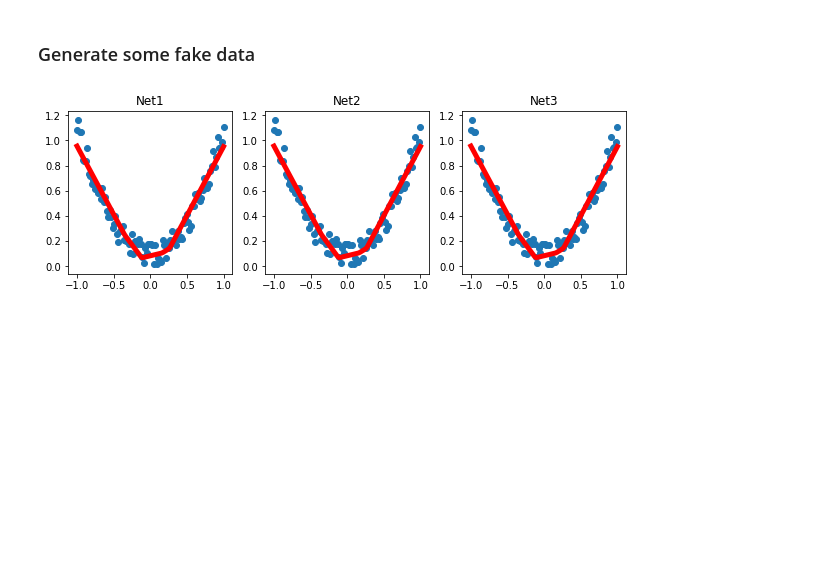
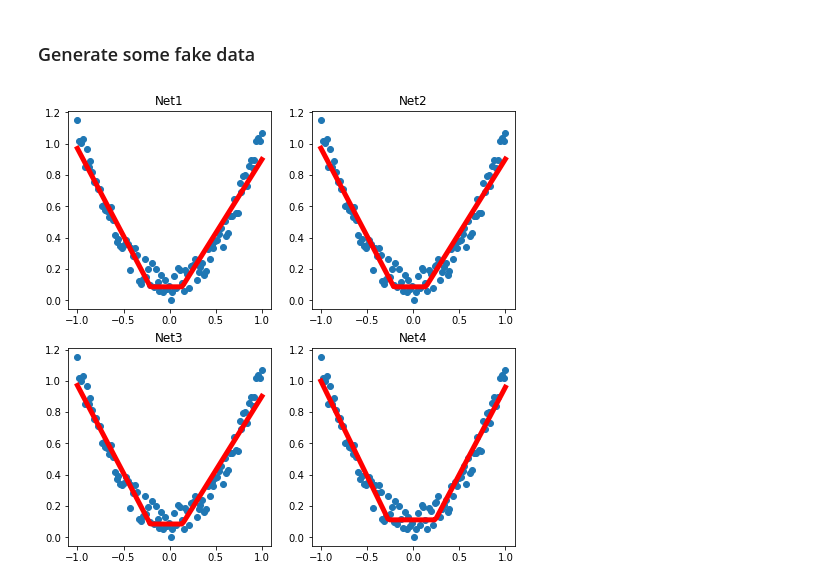
Before and after one commit to MorvanZhou/PyTorch-Tutorial, a Jupyter notebook: tutorial-contents-notebooks/304_save_reload.ipynb, the cells around one changed output. Saved outputs shown, nothing was run; the diff lists cells and outputs as text; code cells hidden in the pictures; blank space fills up the shorter version.

```diff
--- a/tutorial-contents-notebooks/304_save_reload.ipynb
+++ b/tutorial-contents-notebooks/304_save_reload.ipynb
@@ -58,7 +68,7 @@ def restore_net():
     prediction = net2(x)
 
     # plot result
-    plt.subplot(132)
+    plt.subplot(222)
     plt.title('Net2')
     plt.scatter(x.data.numpy(), y.data.numpy())
     plt.plot(x.data.numpy(), prediction.data.numpy(), 'r-', lw=5)
@@ -76,17 +86,55 @@ def restore_params():
     prediction = net3(x)
 
     # plot result
-    plt.subplot(133)
+    plt.subplot(223)
     plt.title('Net3')
     plt.scatter(x.data.numpy(), y.data.numpy())
     plt.plot(x.data.numpy(), prediction.data.numpy(), 'r-', lw=5)
-    plt.show()
+# %%
+def restore_all():
+    # load in all network information and training info
+    checkpoint = torch.load('checkpoint.pth')
+
+    #restore network info
+    net4 = checkpoint['network']
+    net4.load_state_dict(checkpoint['network state dict'])
+
+    #load in optimizer info
+    optimizer = checkpoint['optimizer']
+    optimizer.load_state_dict(checkpoint['optimizer state dict'])
+
+    #load in epochs
+    epochs = checkpoint['epochs']
+
+    #load in loss function
+    loss_func = checkpoint['loss function']
+
+    max_epochs = 150
+
+    for t in range(epochs, max_epochs):
+        prediction = net4(x)
+        loss = loss_func(prediction, y)
+        optimizer.zero_grad()
+        loss.backward()
+        optimizer.step()
+
+
+    prediction = net4(x)
+
+    # plot result
+    plt.subplot(224)
+    plt.title('Net4')
+    plt.scatter(x.data.numpy(), y.data.numpy())
+    plt.plot(x.data.numpy(), prediction.data.numpy(), 'r-', lw=5)
+    plt.show()
 # %%
 # save net1
 save()
 # restore entire net (may slow)
 restore_net()
 # restore only the net parameters
 restore_params()
+#restore all training info and train more
+restore_all()
 # %% [output]
-[figure, old version]
+[figure, new version]
```
Also changed, not shown: parts of 1 cell of this notebook, 1 other file.
